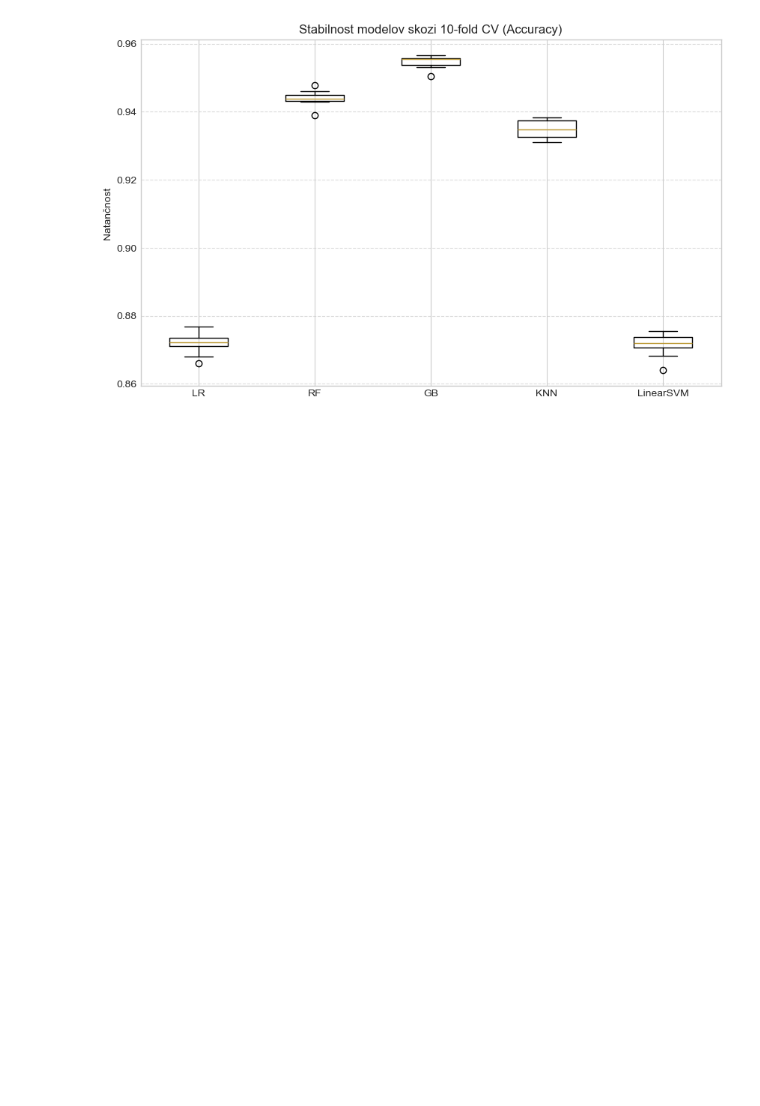
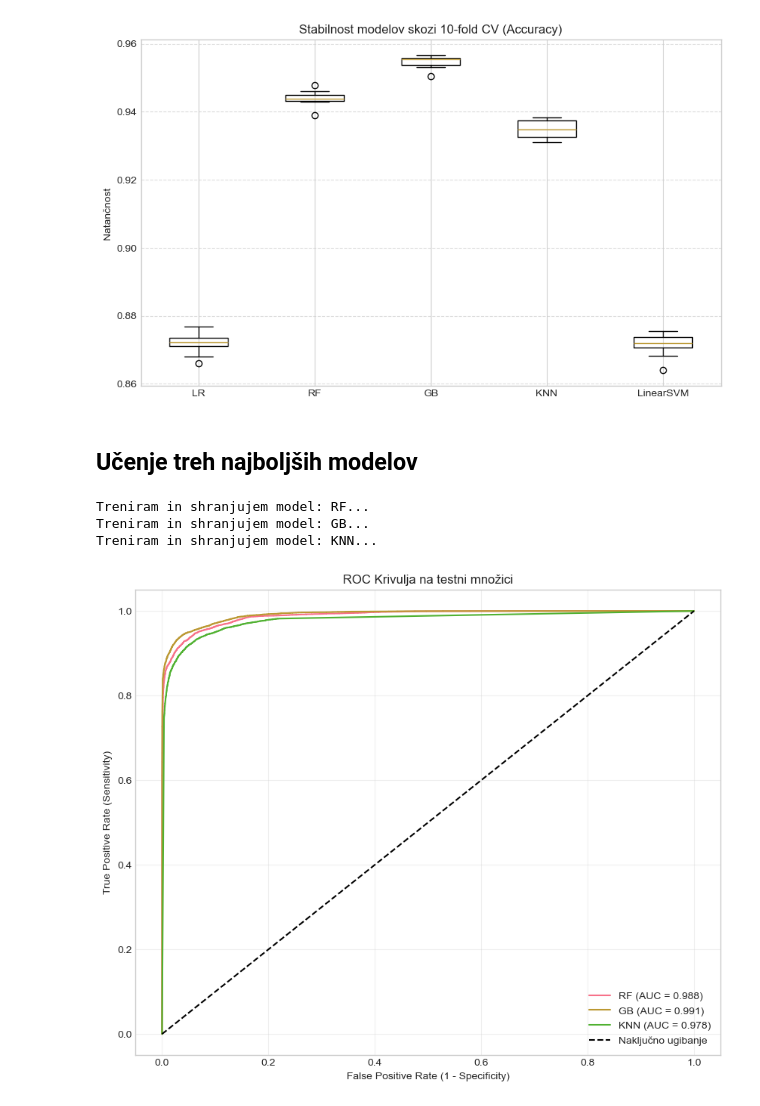
Before and after one commit to RokPorekar/VUVI-seminar-paper, a Jupyter notebook: report.ipynb, the cells around one changed output. Drawn from its saved outputs; the diff is of its cells as text; code cells hidden in the pictures; blank space fills up the shorter version.

Commit message:
Učenje in testiranje treh najboljših modelov za klasifikacijo

```diff
--- a/report.ipynb
+++ b/report.ipynb
@@ -860,3 +860,59 @@ TABELA ZA SEMINARSKO NALOGO:
 | 3 | KNN | {'algorithm': 'auto', 'leaf_size'... | 0.9348 ± 0.0026 | 0.9779 ± 0.0019 | 0.9360 | 0.9780 | 0.8979 | ... |
 | 4 | LinearSVM | {'C': 0.1, 'class_weight': None, ... | 0.8715 ± 0.0033 | 0.9237 ± 0.0023 | 0.8683 | 0.9225 | 0.8286 | ... |
 [figure]
+# %% [markdown]
+## Učenje treh najboljših modelov
+# %%
+final_models = []
+final_models.append(models[1])
+final_models.append(models[2])
+final_models.append(models[3])
+# %%
+import joblib
+from sklearn.metrics import roc_curve
+
+test_results = []
+plt.figure(figsize=(10, 8)) # Za ROC krivulje
+
+for name, model in final_models:
+    print(f"Treniram in shranjujem model: {name}...")
+
+    # Učenje na celotni učni množici
+    model.fit(X_train_final, y_train_final)
+
+    # Shranjevanje modela
+    joblib.dump(model, f'classification_models/model_{name}.pkl')
+
+    # Napovedovanje na testni množici
+    y_pred = model.predict(X_test_final)
+    y_proba = model.predict_proba(X_test_final)[:, 1]
+
+    # Izračun vseh 7 metrik
+    metrics = {
+        'Model': name,
+        'Accuracy': accuracy_score(y_test_final, y_pred),
+        'AUC': roc_auc_score(y_test_final, y_proba),
+        'Sensitivity': recall_score(y_test_final, y_pred),
+        'Specificity': get_specificity(y_test_final, y_pred),
+        'PPV': precision_score(y_test_final, y_pred),
+        'NPV': get_npv(y_test_final, y_pred),
+        'F1': f1_score(y_test_final, y_pred)
+    }
+    test_results.append(metrics)
+
+    # Priprava za ROC graf
+    fpr, tpr, _ = roc_curve(y_test_final, y_proba)
+    plt.plot(fpr, tpr, label=f'{name} (AUC = {metrics["AUC"]:.3f})')
+
+plt.plot([0, 1], [0, 1], 'k--', label='Naključno ugibanje')
+plt.xlabel('False Positive Rate (1 - Specificity)')
+plt.ylabel('True Positive Rate (Sensitivity)')
+plt.title('ROC Krivulja na testni množici')
+plt.legend()
+plt.grid(alpha=0.3)
+plt.show()
+# %% [output]
+Treniram in shranjujem model: RF...
+Treniram in shranjujem model: GB...
+Treniram in shranjujem model: KNN...
+[figure, added]
```
Also changed, not shown: parts of 5 cells of this notebook, 3 other files.
